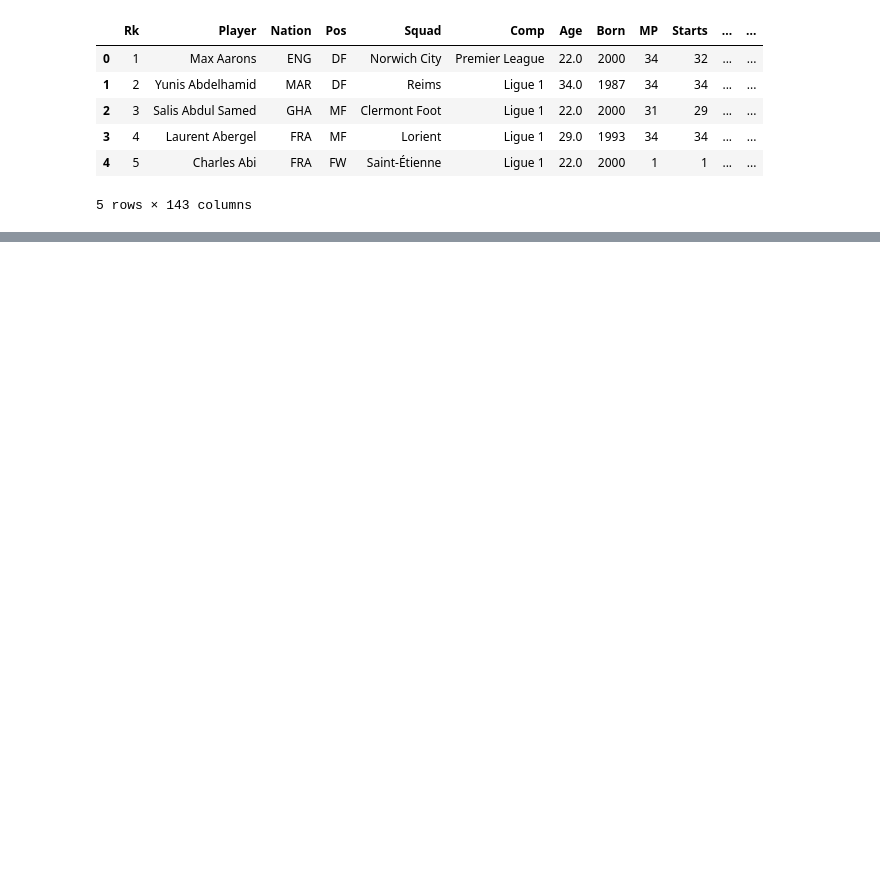
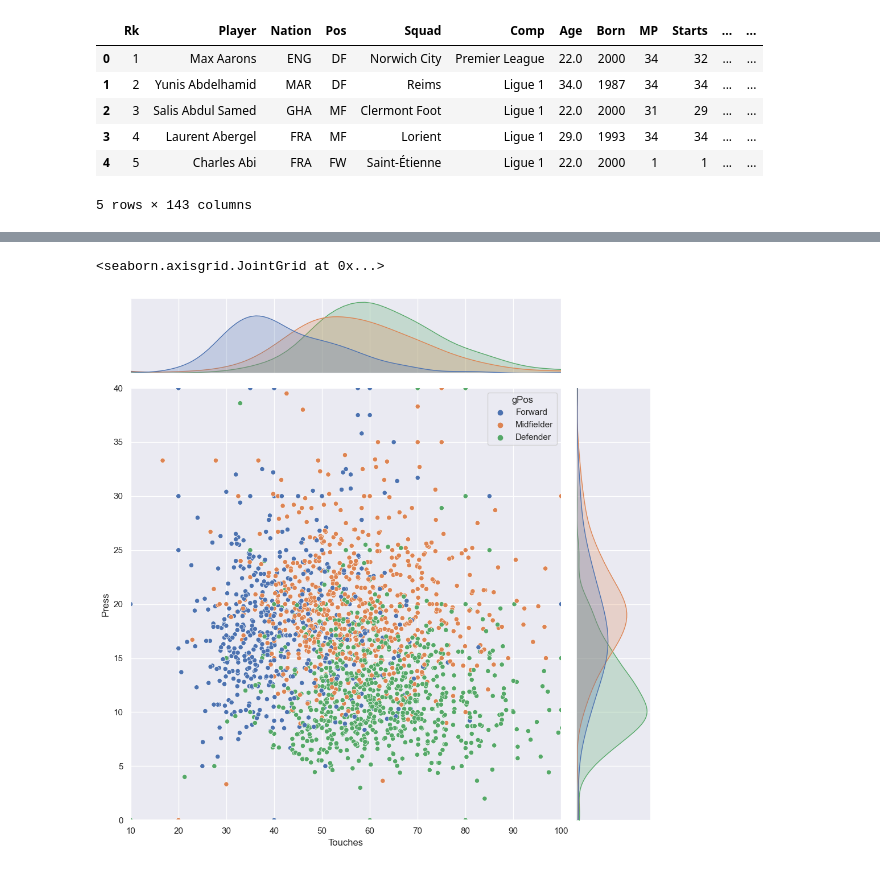
Before and after one commit to ludviglundgrens/SC1015_project, a Jupyter notebook: merge_data.ipynb, the cells around one changed output, grey strips where cells are left out. Drawn from its saved outputs; the diff is of its cells as text; code cells hidden in the pictures; blank space fills up the shorter version.

```diff
--- a/merge_data.ipynb
+++ b/merge_data.ipynb
@@ -54,0 +137,11 @@ filtered.to_csv("merged_data.csv")
+# %%
+sb.jointplot(data=noGK,
+                 x="Touches",
+                 y="Press",
+                 xlim = {10,100},
+                 ylim = {0,40},
+                 height = 10,
+                 hue="gPos")
+# %% [output]
+<seaborn.axisgrid.JointGrid at 0x...>
+[figure, added]
```
Also changed, not shown: parts of 14 cells of this notebook, 1 other file.
